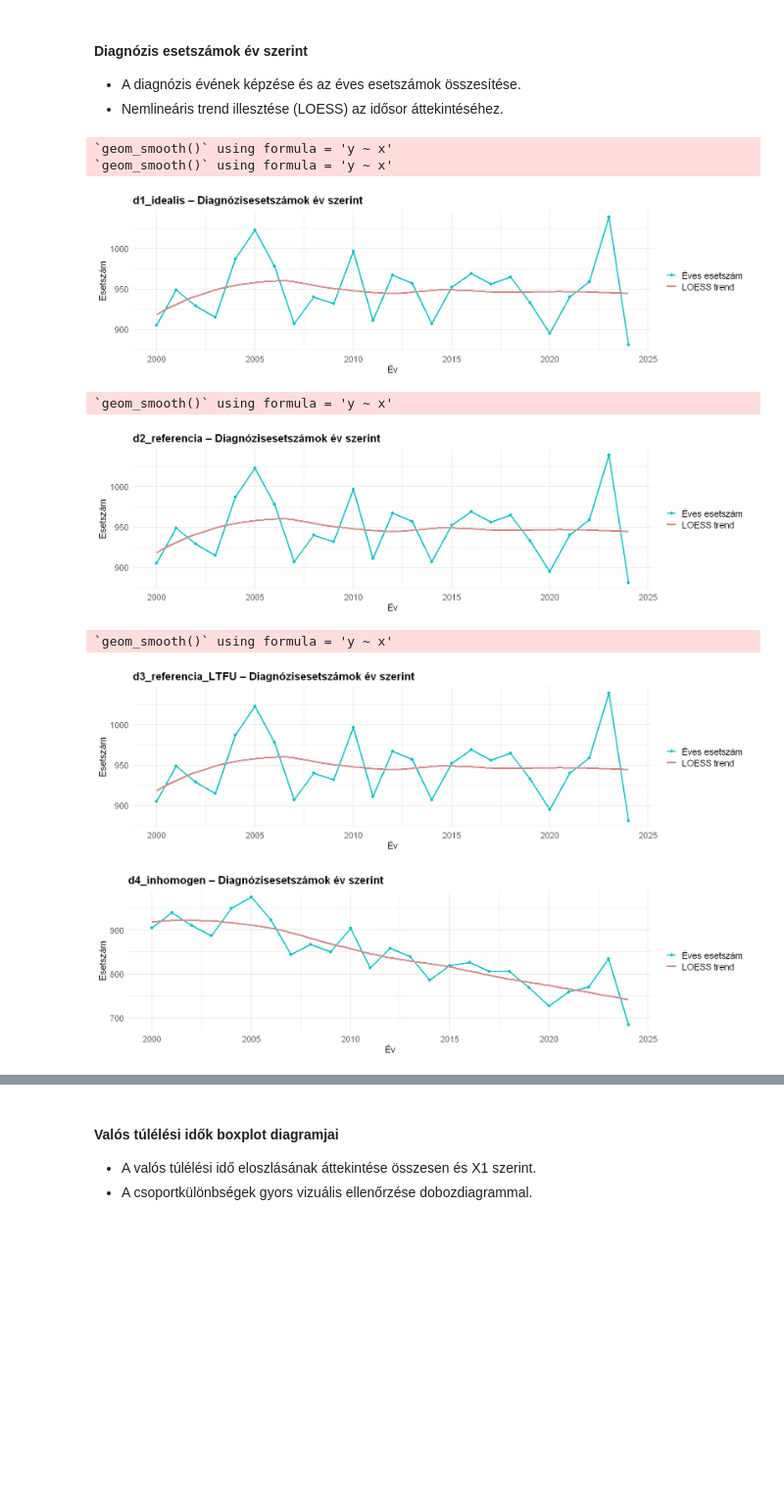
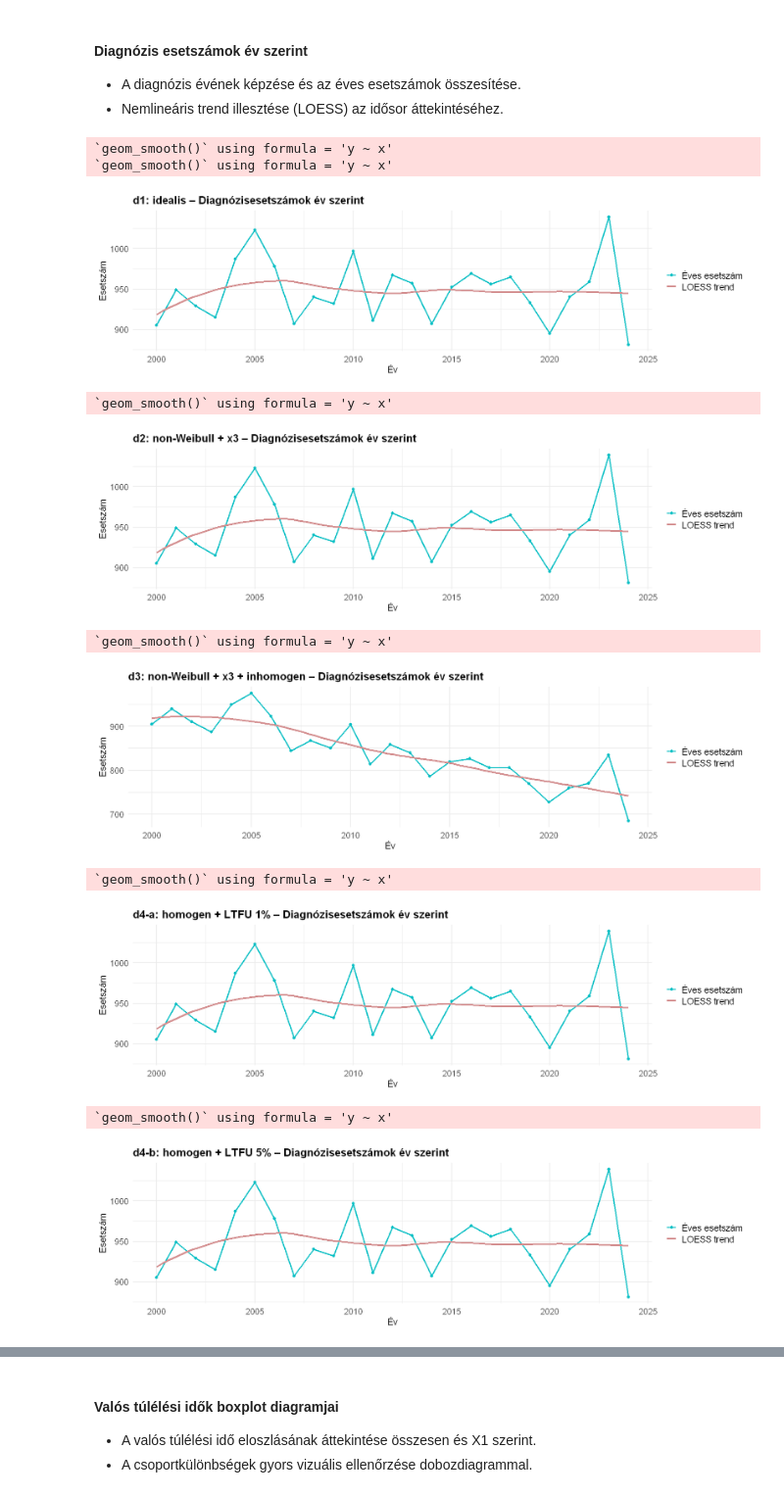
Before and after one commit to lrado1/rprev-ext, a Jupyter notebook: notebooks/performance-evaluation.ipynb, the cells around one changed output, grey strips where cells are left out. Shown at 98% size. Saved outputs shown, nothing was run; the diff lists cells and outputs as text; code cells hidden in the pictures; blank space fills up the shorter version.

```diff
--- a/notebooks/performance-evaluation.ipynb
+++ b/notebooks/performance-evaluation.ipynb
@@ -199,8 +188,8 @@ params <- list(
 
   # Kovariánsok generálása
   p_x1 = 0.42,
-  beta_a_x1 = c(3.4, 2.9),
-  beta_b_x1 = c(2.8, 3.6),
+  beta_a_x1 = c(3.5, 3.0),
+  beta_b_x1 = c(3.0, 3.5),
   x2_range = c(20, 90),
   x3_mu = c(-0.2, 0.5, 0.03),
   x3_sd = 1.2,
@@ -219,7 +208,7 @@ params <- list(
 )
 
 # Különböző paraméterscenáriók definiálása, és szcenáriónkénti felülírások az alapparaméterekhez
-# d1: idealis, d2: non-Weibull + x3, d3: inhomogen, d4-a/b/c: homogen + LTFU, d5: inhomogen + LTFU 1%
+# d1: idealis, d2: non-Weibull + x3, d3: non-Weibull + x3 + inhomogen, d4-a/b/c: homogen + LTFU, d5: non-Weibull + x3 + inhomogen + LTFU 1%
 scenario_overrides <- list(
   d1 = list(
     gg_q = 1.0,
@@ -260,8 +249,7 @@ scenario_overrides <- list(
     gg_b = c(-1.3, 0.035, 1.7),
     x3_mu = c(-0.2, 0.5, 0.03),
     inc_g = -0.01,
-    p_ltfu = 0.01,
-    seed = 20260214
+    p_ltfu = 0.01
   )
 
 )
@@ -586,7 +570,7 @@ plot_yearly_diagnosis_counts <- function(data_list) {
       arrange(year)
 
     # Ábra: éves esetszám + nemlineáris (LOESS) trend
-    ggplot(inc_counts, aes(x = year)) +
+    p <- ggplot(inc_counts, aes(x = year)) +
       geom_line(aes(y = n, color = "Éves esetszám"), linewidth = 1) +
       geom_point(aes(y = n, color = "Éves esetszám"), size = 2) +
       geom_smooth(aes(y = n, color = "LOESS trend"),
@@ -598,35 +582,41 @@ plot_yearly_diagnosis_counts <- function(data_list) {
         x = "Év",
         y = "Esetszám",
         color = NULL
       )
+
+    print(p)
+    p
   })
 
   # Kimenet: név szerinti ábralista
   names(out) <- names(data_list)
   out
 }
 
 set_plot_size(14,4)
 
 incidence_plots <- plot_yearly_diagnosis_counts(
   list(
     "d1: idealis" = df_eda_d1_idealis,
     "d2: non-Weibull + x3" = df_eda_d2_nonweibull_x3,
-    "d3: inhomogen" = df_eda_d3_nonweibull_x3_inhomogen,
+    "d3: non-Weibull + x3 + inhomogen" = df_eda_d3_nonweibull_x3_inhomogen,
     "d4-a: homogen + LTFU 1%" = df_eda_d4_a_homogen_ltfu_1,
     "d4-b: homogen + LTFU 5%" = df_eda_d4_b_homogen_ltfu_5,
     "d4-c: homogen + LTFU 10%" = df_eda_d4_c_homogen_ltfu_10,
-    "d5: inhomogen + LTFU 1%" = df_eda_d5_inhomogen_ltfu_1
+    "d5: non-Weibull + x3 + inhomogen + LTFU 1%" = df_eda_d5_inhomogen_ltfu_1
   )
 )
 
 invisible(lapply(names(incidence_plots), function(nm) incidence_plots[[nm]]))
 # %% [output]
 `geom_smooth()` using formula = 'y ~ x'
 `geom_smooth()` using formula = 'y ~ x'
 [figure]
 `geom_smooth()` using formula = 'y ~ x'
-[figure, old version]
+[figure, new version]
 `geom_smooth()` using formula = 'y ~ x'
-[figure, old version]
+[figure, new version]
+`geom_smooth()` using formula = 'y ~ x'
-[figure, old version]
+[figure, new version]
+`geom_smooth()` using formula = 'y ~ x'
+[figure, added]
```
Also changed, not shown: parts of 27 cells of this notebook.
